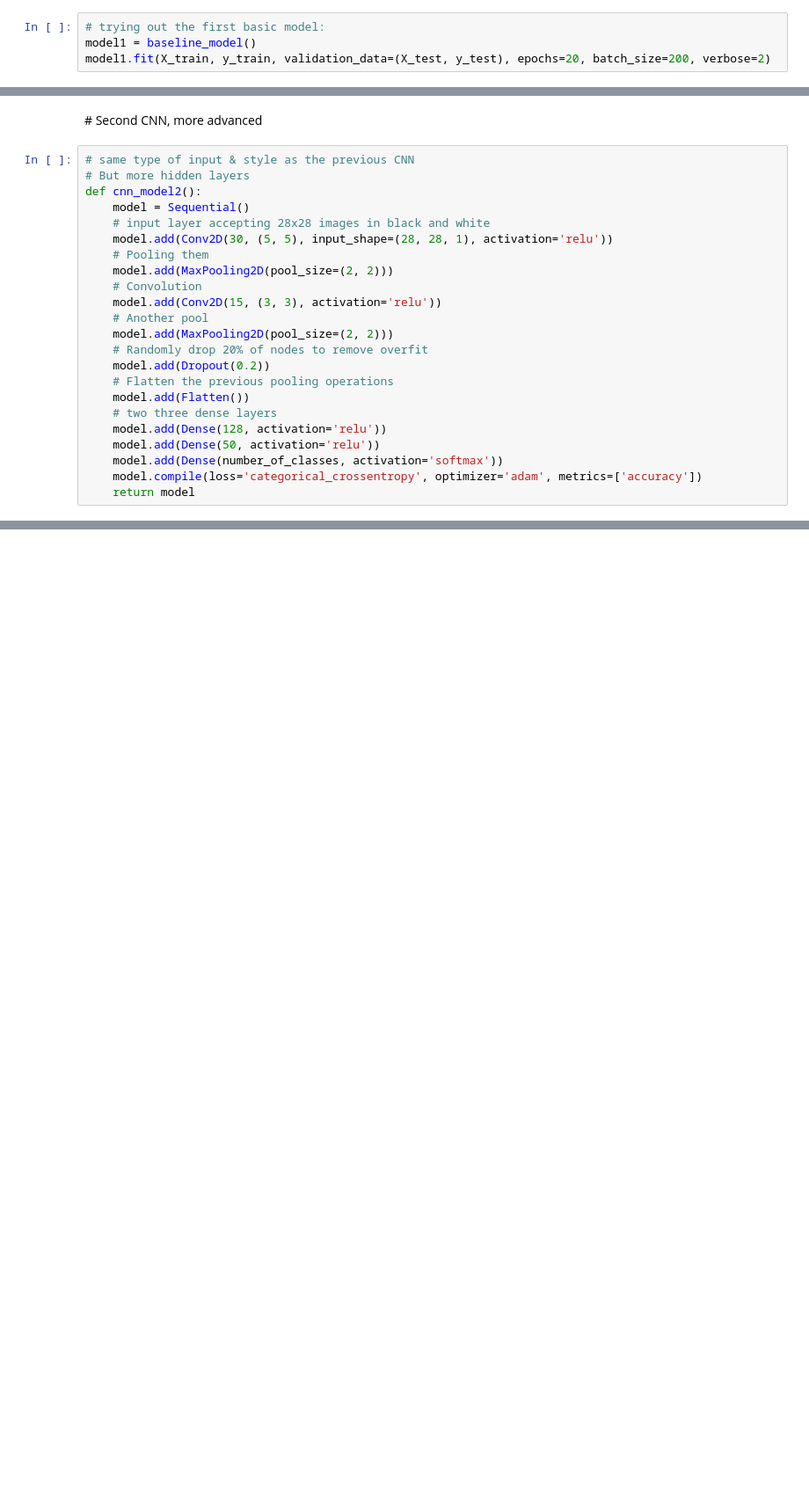
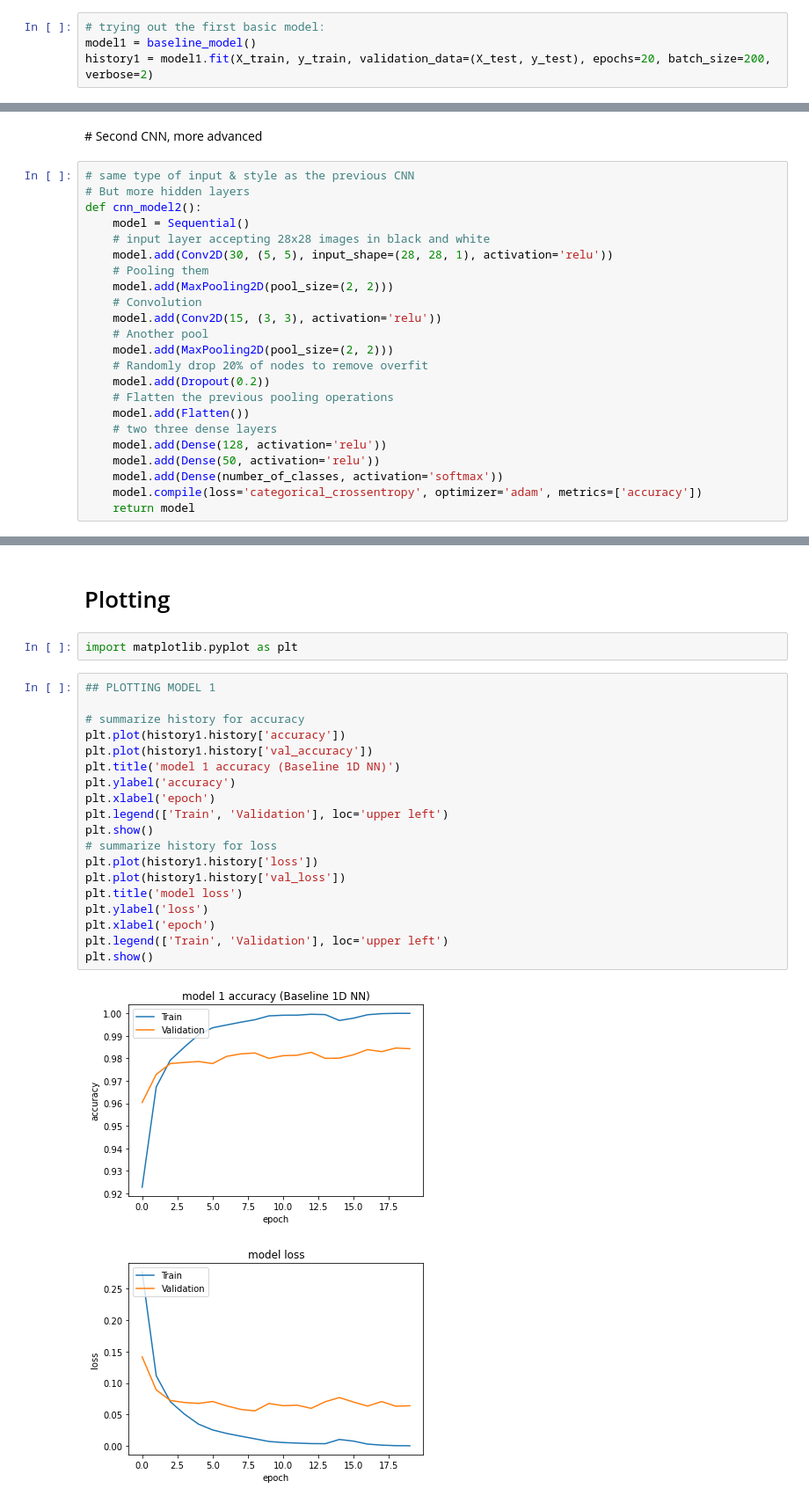
Before and after one commit to louisbemberg/machine-learning-workshop, a Jupyter notebook: 08_handrwitten_digits/handwritten_digits.ipynb, the cells around one changed output, grey strips where cells are left out. Shown at 88% size. Cells and saved outputs as stored; diff of their text form; blank space fills up the shorter version.

```diff
--- a/08_handrwitten_digits/handwritten_digits.ipynb
+++ b/08_handrwitten_digits/handwritten_digits.ipynb
@@ -171,5 +171,5 @@ def baseline_model():
 # %%
 # trying out the first basic model:
 model1 = baseline_model()
-model1.fit(X_train, y_train, validation_data=(X_test, y_test), epochs=20, batch_size=200, verbose=2)
+history1 = model1.fit(X_train, y_train, validation_data=(X_test, y_test), epochs=20, batch_size=200, verbose=2)
 # %% [output]
@@ -327,0 +325,26 @@ CNN Error: 0.67%
+# %% [markdown]
+# Plotting
+# %%
+import matplotlib.pyplot as plt
+# %%
+## PLOTTING MODEL 1
+
+# summarize history for accuracy
+plt.plot(history1.history['accuracy'])
+plt.plot(history1.history['val_accuracy'])
+plt.title('model 1 accuracy (Baseline 1D NN)')
+plt.ylabel('accuracy')
+plt.xlabel('epoch')
+plt.legend(['Train', 'Validation'], loc='upper left')
+plt.show()
+# summarize history for loss
+plt.plot(history1.history['loss'])
+plt.plot(history1.history['val_loss'])
+plt.title('model loss')
+plt.ylabel('loss')
+plt.xlabel('epoch')
+plt.legend(['Train', 'Validation'], loc='upper left')
+plt.show()
+# %% [output]
+[figure, added]
+[figure, added]
```
Also changed, not shown: parts of 14 cells of this notebook.
